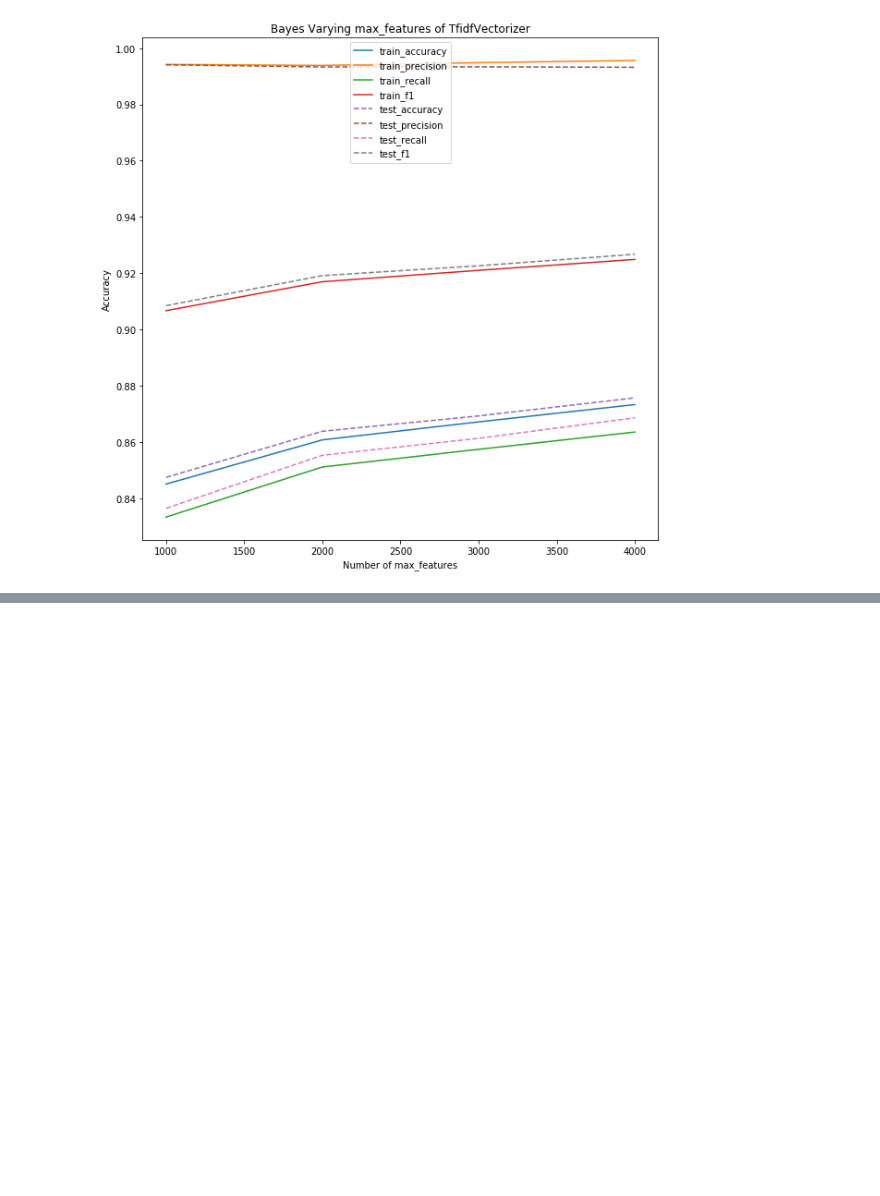
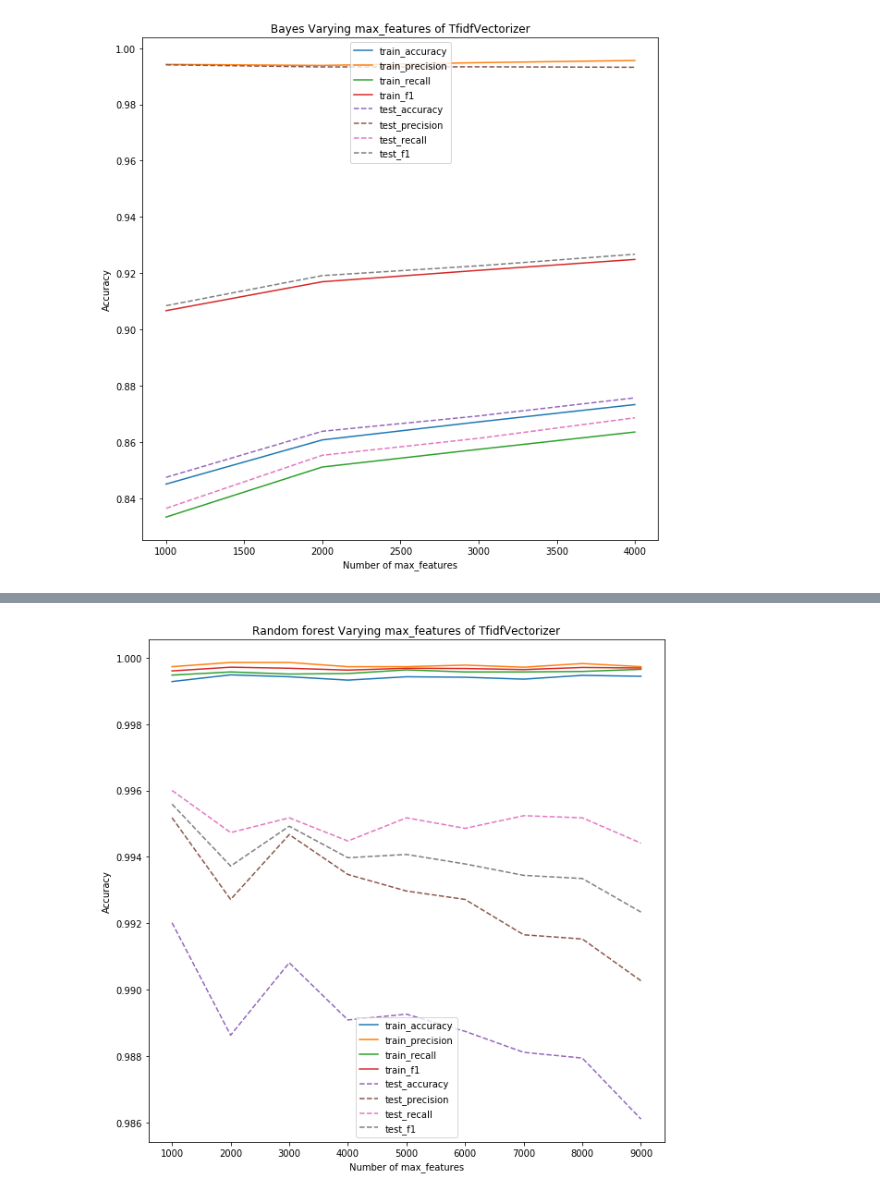
Before and after one commit to BinZhang109/NLP_Assignments, a Jupyter notebook: Lesson-07/assignment-07 First Step of using machine learning and models..ipynb, the cells around one changed output, grey strips where cells are left out. Saved outputs shown, nothing was run; the diff lists cells and outputs as text; code cells hidden in the pictures; blank space fills up the shorter version.

```diff
--- a/Lesson-07/assignment-07 First Step of using machine learning and models..ipynb
+++ b/Lesson-07/assignment-07 First Step of using machine learning and models..ipynb
@@ -3,7 +3,7 @@
 # %% [markdown]
 ![](https://github.com/Computing-Intelligence/jupyters_and_slides/raw/master/entrance-test/images/kkb-ai.png)
 # %%
-fname = 'D:\Github_project\data\sqlResult_1558435.csv'
+fname = 'D:\data\sqlResult_1558435.csv'
 # %%
 import pandas as pd
 # %%
@@ -1622,3 +1667,16 @@ plt.ylabel('Accuracy')
 plt.show()
 # %% [output]
 [figure]
+# %%
+vectorizer = TfidfVectorizer(max_features=4000)
+X = vectorizer.fit_transform(corpus)
+y = df['y']
+X_train, X_test, y_train, y_test = train_test_split(X, y, test_size=0.2, random_state=42)
+
+X_tr_arr = X_train.toarray()
+X_ts_arr = X_test.toarray()
+y_tr_arr = np.array(y_train, dtype='int')
+y_ts_arr = np.array(y_test, dtype='int')
+
+gnb = GaussianNB()
+gnb.fit(X_tr_arr, y_tr_arr)
@@ -1624,0 +1749,5 @@ plt.show()
+# %%
+score_list = []
+max_features = range(1000, 10000, 1000)
+for m in max_features:
+    score_list.append(get_score_from_varying_parameters(max_features=m))
@@ -1624,0 +1845,41 @@ plt.show()
+# %%
+import matplotlib.pyplot as plt
+train_accuracy = np.empty(len(score_list))
+train_precision = np.empty(len(score_list))
+train_recall = np.empty(len(score_list))
+train_f1 = np.empty(len(score_list))
+
+test_accuracy = np.empty(len(score_list))
+test_precision = np.empty(len(score_list))
+test_recall = np.empty(len(score_list))
+test_f1 = np.empty(len(score_list))
+
+for i,k in enumerate(score_list):
+    train_accuracy[i] = k[0]
+    train_precision[i] = k[1]
+    train_recall[i] = k[2]
+    train_f1[i] = k[3]
+
+    test_accuracy[i] = k[4]
+    test_precision[i] = k[5]
+    test_recall[i] = k[6]
+    test_f1[i] = k[7]
+
+plt.figure(figsize=(10,10))
+plt.title('Random forest Varying max_features of TfidfVectorizer')
+
+plt.plot(max_features, train_accuracy, label='train_accuracy')
+plt.plot(max_features, train_precision, label='train_precision')
+plt.plot(max_features, train_recall, label='train_recall')
+plt.plot(max_features, train_f1, label='train_f1')
+plt.plot(max_features, test_accuracy, '--', label='test_accuracy')
+plt.plot(max_features, test_precision, '--', label='test_precision')
+plt.plot(max_features, test_recall, '--', label='test_recall')
+plt.plot(max_features, test_f1, '--', label='test_f1')
+
+plt.legend()
+plt.xlabel('Number of max_features')
+plt.ylabel('Accuracy')
+plt.show()
+# %% [output]
+[figure, added]
```
Also changed, not shown: parts of 66 cells of this notebook.
